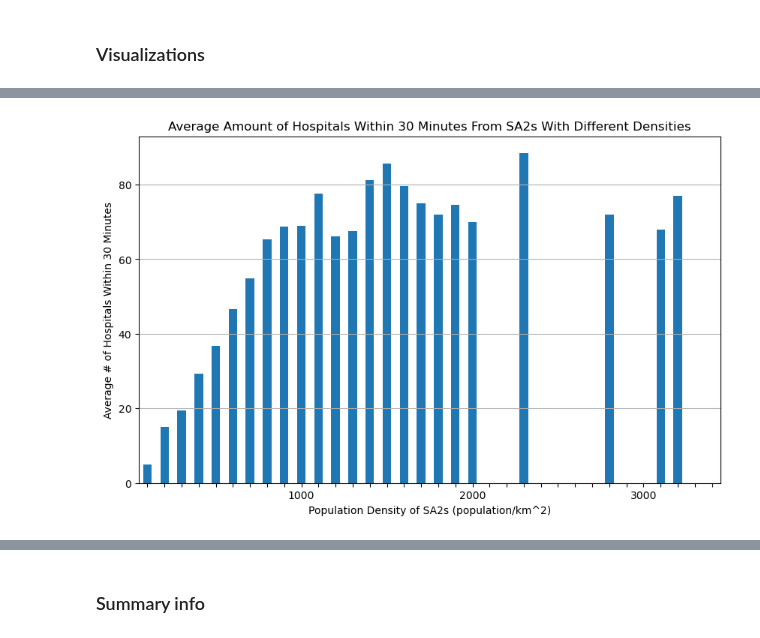
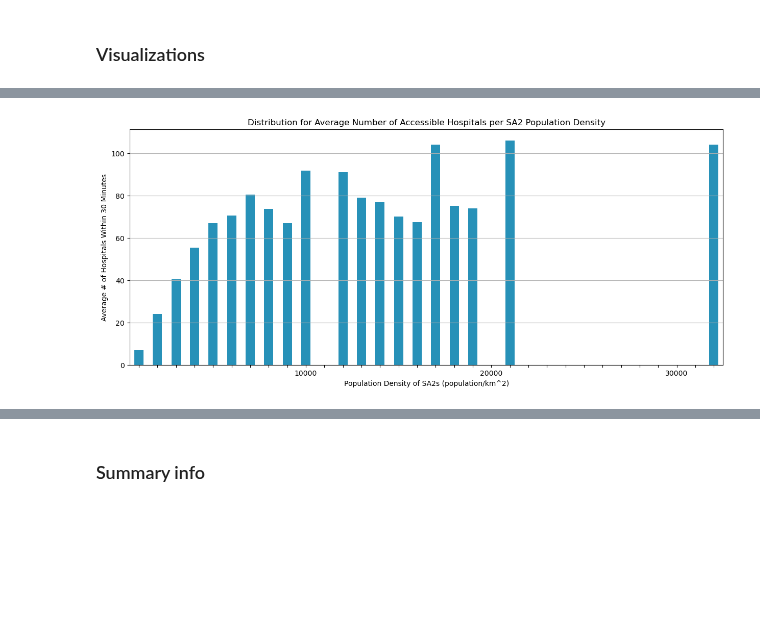
Before and after one commit to NielsvBeuningen/knowledge-engineering, a Jupyter notebook: Visualizations poster/Poster Visualizations.ipynb, the cells around one changed output, grey strips where cells are left out. Saved outputs shown, nothing was run; the diff lists cells and outputs as text; code cells hidden in the pictures; blank space fills up the shorter version.

```diff
--- a/Visualizations poster/Poster Visualizations.ipynb
+++ b/Visualizations poster/Poster Visualizations.ipynb
@@ -8,7 +8,7 @@ savedir = "../data/processed"
 file_path = os.path.join(savedir, "AccessibilityEdges.csv")
 accessibility = pd.read_csv(file_path)
 # %%
-file_path = os.path.join(savedir, "SA2PopulationData2016.csv")
+file_path = os.path.join(savedir, "SA2PopulationData.csv")
 population = pd.read_csv(file_path)
 # %% [markdown]
 ### Data insights
@@ -111,29 +114,29 @@ list(new_df.columns)
 # %% [markdown]
 ### Visualizations
 # %%
-bin_edges = range(0,int(max(new_df['NR_OF_PEOPLE_2016'])), 1000)
-new_df['bins'] = pd.cut(new_df['NR_OF_PEOPLE_2016'], bins=bin_edges)
+bin_edges = range(0,int(max(new_df['SA2_population']))+1000, 1000)
+new_df['bins'] = pd.cut(new_df['SA2_population'], bins=bin_edges)
 binned_averages = new_df.groupby('bins')['accessible'].mean()
 # %%
 # Plotting
-fig, ax = plt.subplots(figsize=(10, 6))
-binned_averages.plot(kind='bar', ax=ax)
+fig, ax = plt.subplots(figsize=(15, 6))
+binned_averages.plot(kind='bar', ax=ax, color='#2791b8')
 
 # Set custom x-axis tick labels
 
-labels = [10, 20, 30, 40]
+labels = [10, 20]
 custom_ticks = []
-for i in range(41):
+for i in range(29):
     tick = ''
     if i+1 in labels:
-        tick = (i+1)*100
+        tick = (i+1)*1000
     custom_ticks += [tick]
 ax.set_xticklabels(custom_ticks, rotation=0)
 
 # Set labels and title
 ax.set_xlabel('Population of SA2s')
 ax.set_ylabel('Average # of Hospitals Within 30 Minutes')
-ax.set_title('Average Amount of Hospitals Within 30 Minutes From SA2s With Different Population Sizes')
+ax.set_title('Distribution for Average Number of Accessible Hospitals per SA2 Population Size')
 ax.grid(True, axis='y')
 
 # Show the plot
@@ -143,30 +146,30 @@ plt.show()
 # %%
-bin_edges = range(0,int(max(new_df['POPULATION_DENSITY_2016'])), 500)
-new_df['bins'] = pd.cut(new_df['POPULATION_DENSITY_2016'], bins=bin_edges)
+bin_edges = range(0,int(max(new_df['SA2_population_density']))+1000, 1000)
+new_df['bins'] = pd.cut(new_df['SA2_population_density'], bins=bin_edges)
 binned_averages = new_df.groupby('bins')['accessible'].mean()
 # %%
 # Plotting
-fig, ax = plt.subplots(figsize=(10, 6))
-binned_averages.plot(kind='bar', ax=ax)
+fig, ax = plt.subplots(figsize=(15, 6))
+binned_averages.plot(kind='bar', ax=ax, color='#2791b8')
 
 # Set custom x-axis tick labels
 
 labels = [10, 20, 30]
 custom_ticks = []
-for i in range(34):
+for i in range(32):
     tick = ''
     if i+1 in labels:
-        tick = (i+1)*100
+        tick = (i+1)*1000
     custom_ticks += [tick]
 ax.set_xticklabels(custom_ticks, rotation=0)
 
 # Set labels and title
 ax.set_xlabel('Population Density of SA2s (population/km^2)')
 ax.set_ylabel('Average # of Hospitals Within 30 Minutes')
-ax.set_title('Average Amount of Hospitals Within 30 Minutes From SA2s With Different Densities')
+ax.set_title('Distribution for Average Number of Accessible Hospitals per SA2 Population Density')
 ax.grid(True, axis='y')
 
 # Show the plot
 plt.show()
 # %% [output]
-[figure, old version]
+[figure, new version]
```
Also changed, not shown: parts of 10 cells of this notebook, 3 other files.
